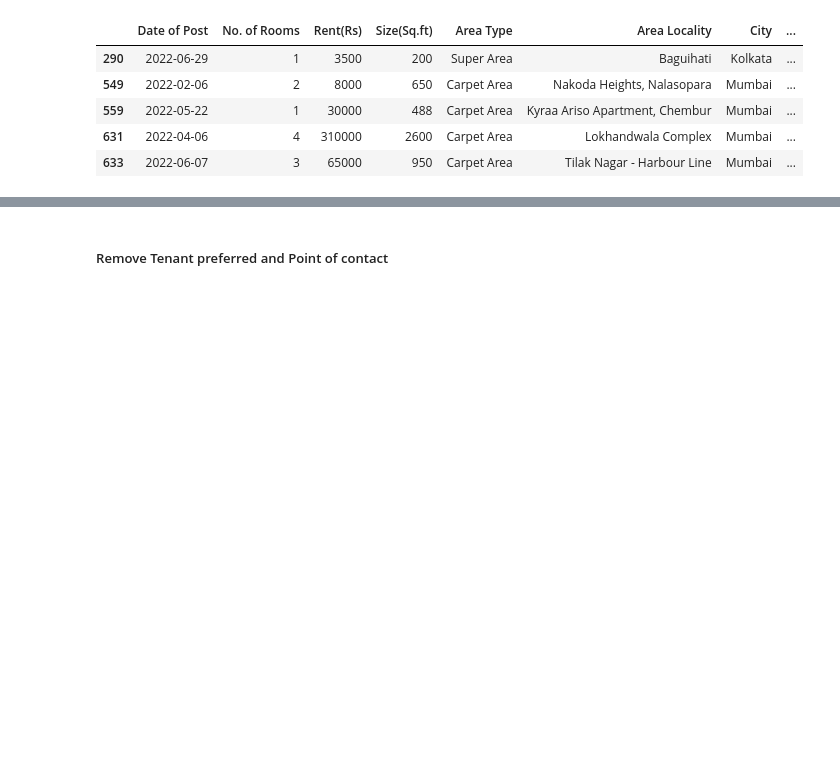
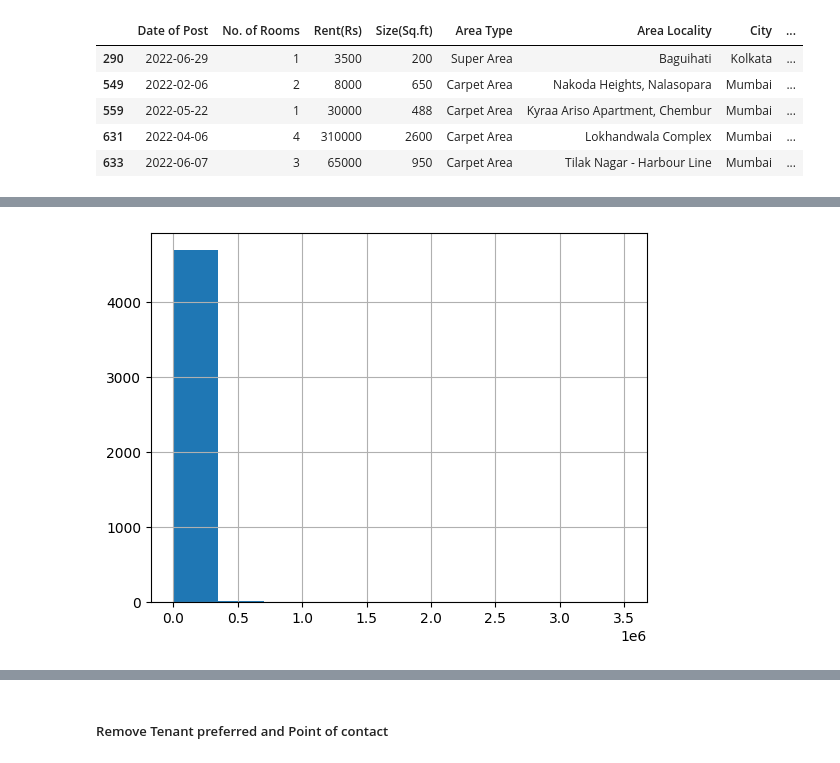
Before and after one commit to Elisha-George/Rent-Prediction__Using-Data-Science, a Jupyter notebook: IDS_Pandas_File.ipynb, the cells around one changed output, grey strips where cells are left out. Cells and saved outputs as stored; diff of their text form; code cells hidden in the pictures; blank space fills up the shorter version.

```diff
--- a/IDS_Pandas_File.ipynb
+++ b/IDS_Pandas_File.ipynb
@@ -310,0 +319,5 @@ all_data = all_data[all_data['Floor Number'].str[0] != 'U']
+# %%
+all_data['Rent(Rs)'].hist()
+plt.show()
+# %% [output]
+[figure, added]
```
Also changed, not shown: parts of 50 cells of this notebook, 1 other file.
